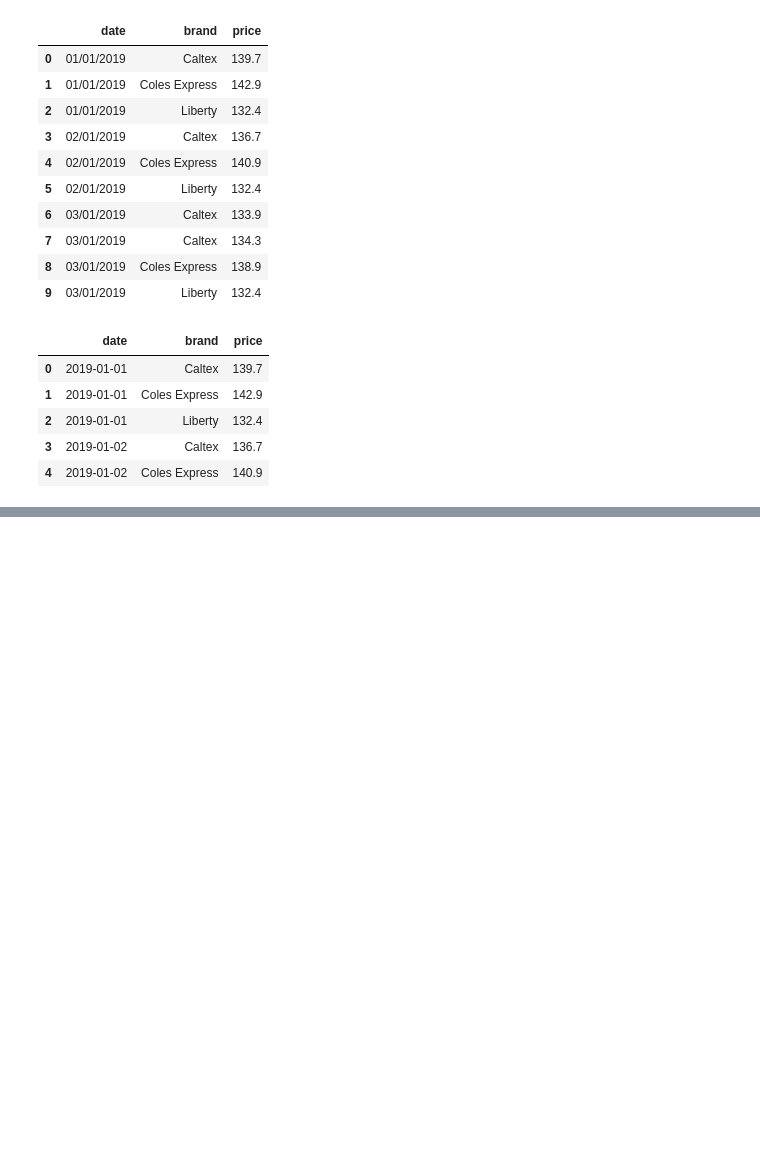
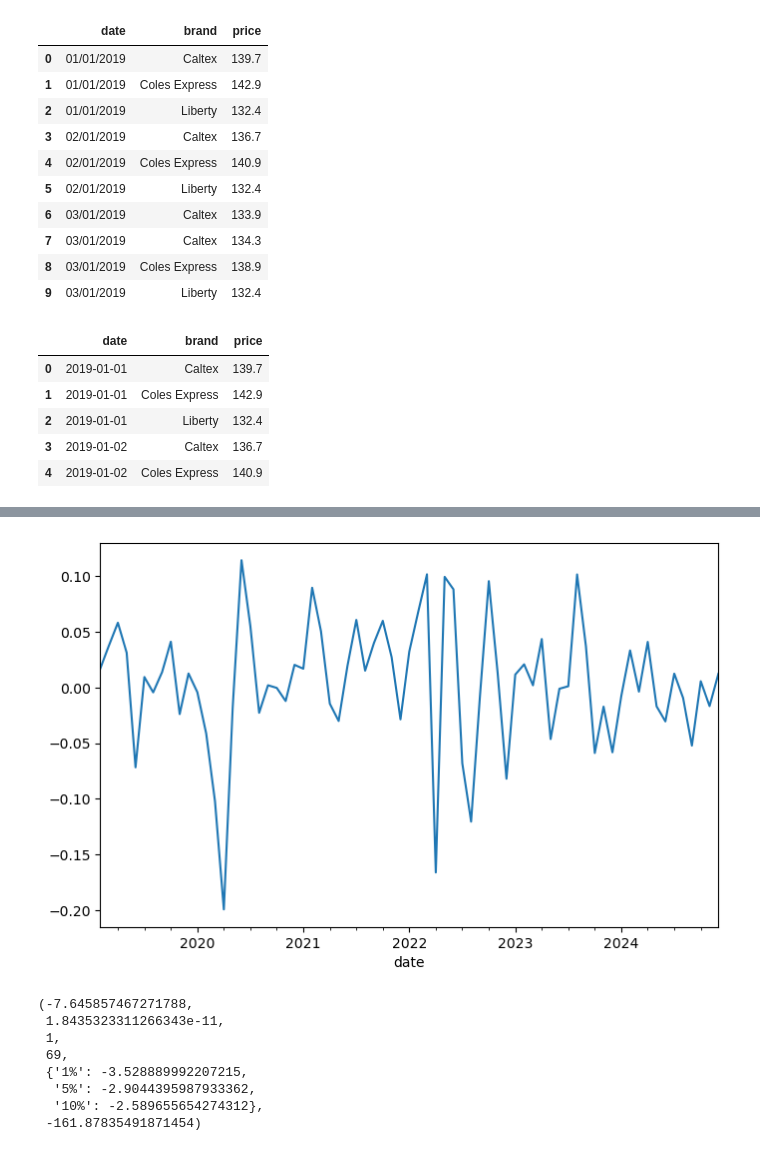
Before and after one commit to moscmh/portfolio, a Jupyter notebook: Time_Series/Perth_Fuel_Forecast/perth_fuel.ipynb, the cells around one changed output, grey strips where cells are left out. Drawn from its saved outputs; the diff is of its cells as text; code cells hidden in the pictures; blank space fills up the shorter version.

```diff
--- a/Time_Series/Perth_Fuel_Forecast/perth_fuel.ipynb
+++ b/Time_Series/Perth_Fuel_Forecast/perth_fuel.ipynb
@@ -101,0 +150,19 @@ uni_df = df.groupby(['date'])['price'].agg('mean')
+# %%
+# Try log-return and test again
+df_uni_logreturn = np.log(df_uni/df_uni.shift(1)).dropna()
+
+fig, ax = plt.subplots(figsize=(8,5))
+df_uni_logreturn.plot(ax=ax)
+plt.show()
+
+adfuller(df_uni_logreturn)
+# %% [output]
+[figure, added]
+(-7.645857467271788,
+ 1.8435323311266343e-11,
+ 1,
+ 69,
+ {'1%': -3.528889992207215,
+  '5%': -2.9044395987933362,
+  '10%': -2.589655654274312},
+ -161.87835491871454)
```
Also changed, not shown: parts of 11 cells of this notebook, 1 other file.
